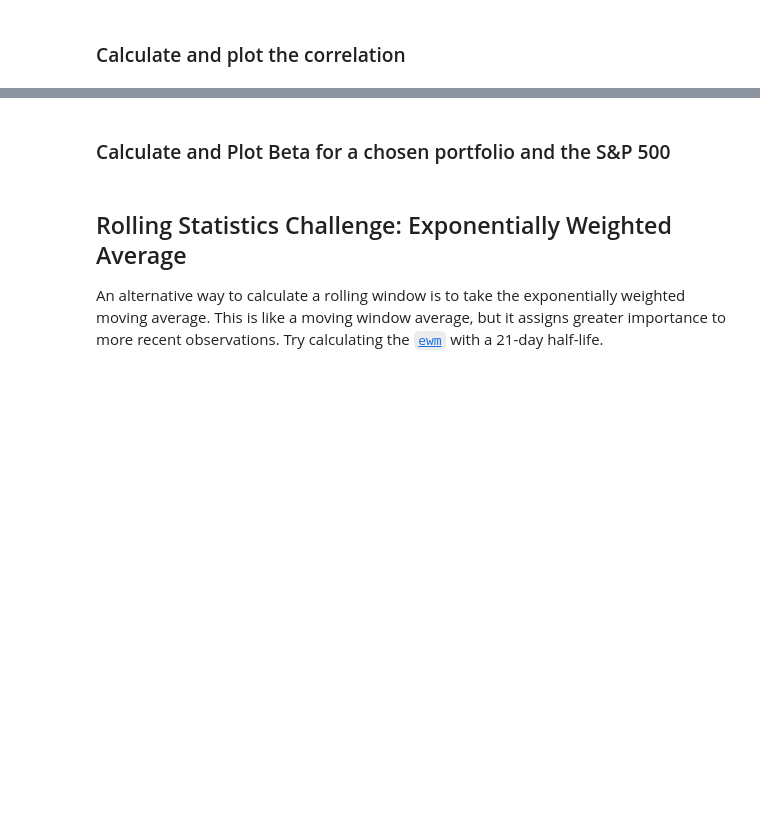
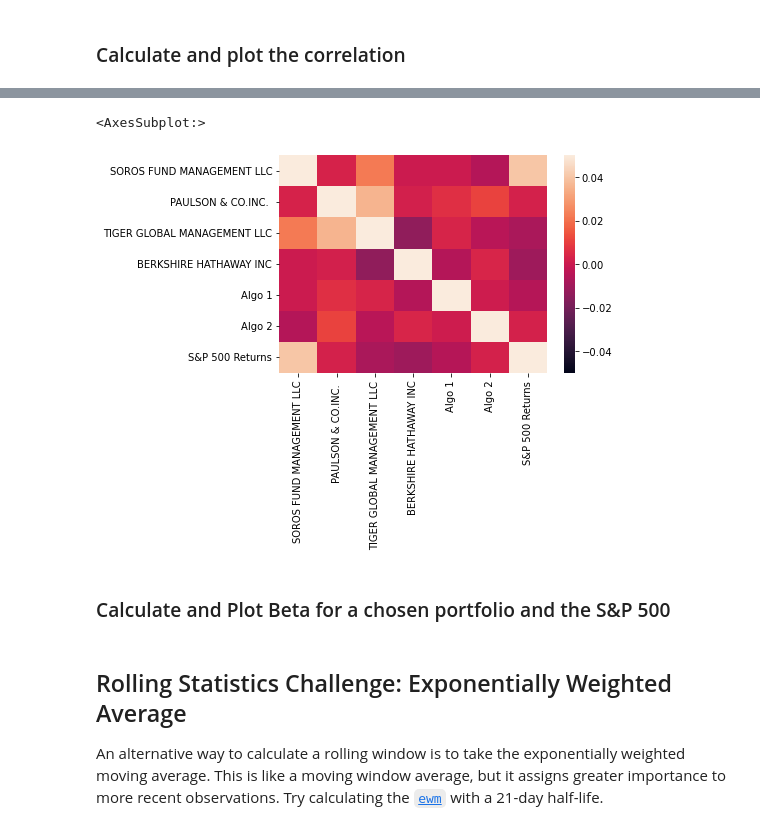
Before and after one commit to farmerplants/pandas-homework, a Jupyter notebook: whale_analysis.ipynb, the cells around one changed output, grey strips where cells are left out. Cells and saved outputs as stored; diff of their text form; code cells hidden in the pictures; blank space fills up the shorter version.

```diff
--- a/whale_analysis.ipynb
+++ b/whale_analysis.ipynb
@@ -325,5 +331,7 @@ Risk changes over time. Analyze the rolling statistics for Risk and Beta.
 ### Calculate and plot the correlation
 # %%
 # Calculate the correlation
+price_correlation = joined_daily_returns.corr()
 
 # Display de correlation matrix
+price_correlation
@@ -330,3 +347,10 @@ Risk changes over time. Analyze the rolling statistics for Risk and Beta.
+# %%
+# Import seaborn, plot correlation
+import seaborn as sns
+sns.heatmap(price_correlation, vmin=-0.05, vmax=0.05)
+# %% [output]
+<AxesSubplot:>
+[figure, added]
 # %% [markdown]
 ### Calculate and Plot Beta for a chosen portfolio and the S&P 500
 # %%
```
Also changed, not shown: parts of 3 cells of this notebook.
